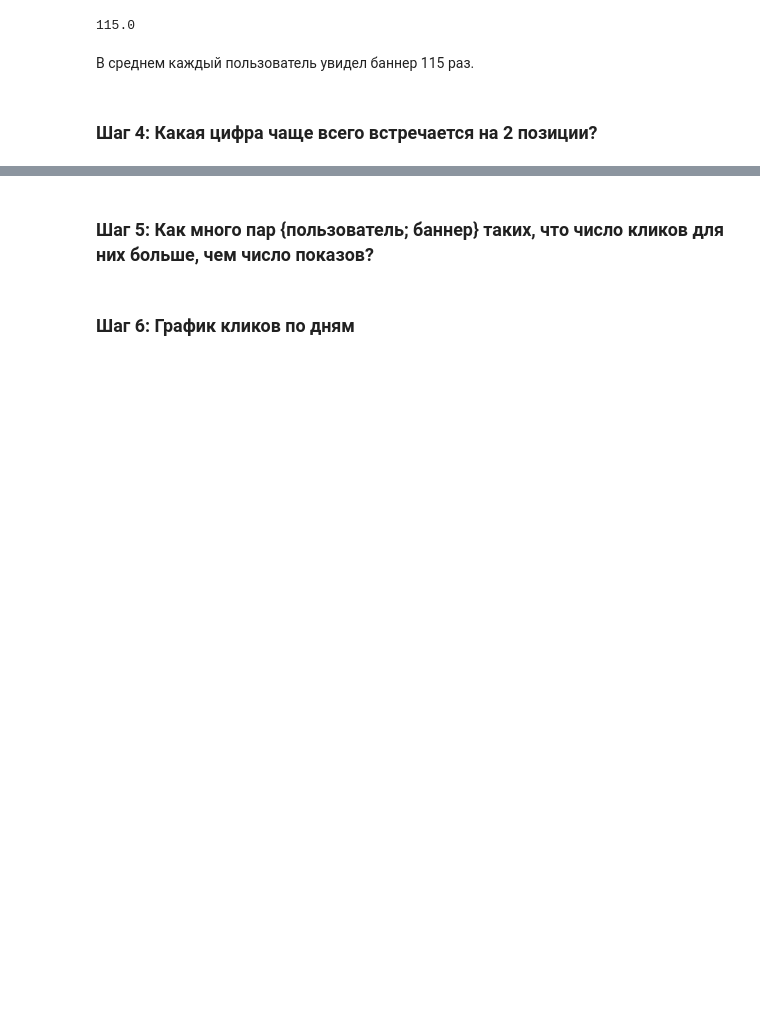
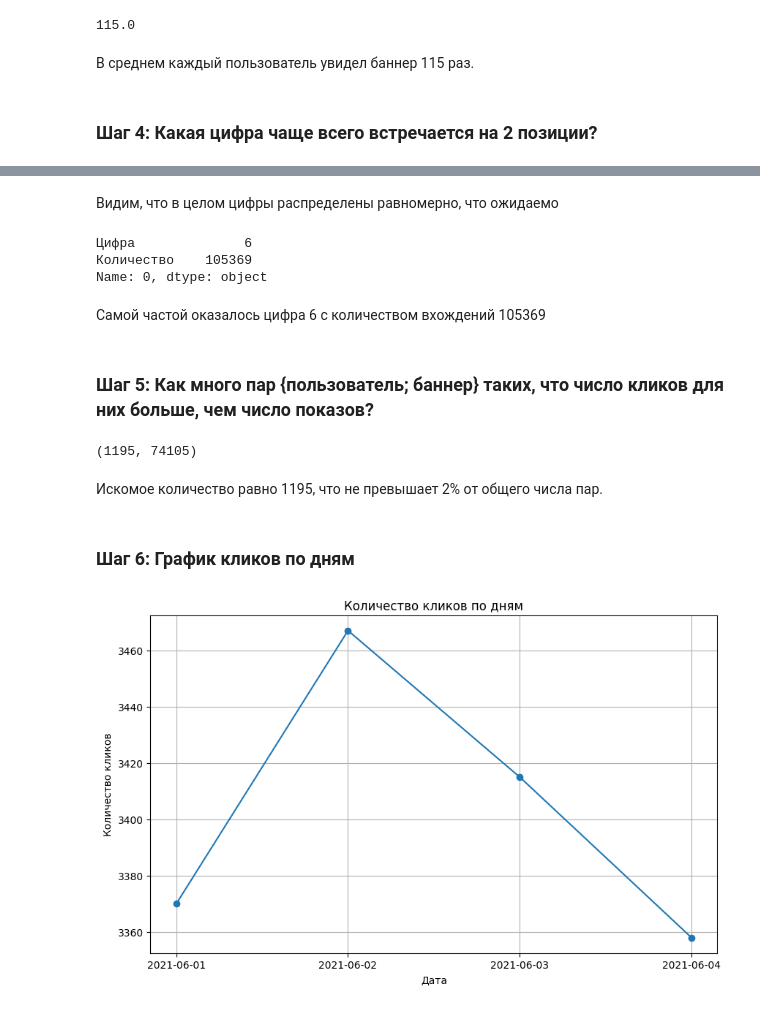
Before and after one commit to KhoruzhevskiiGeorgii/market_task, a Jupyter notebook: task.ipynb, the cells around one changed output, grey strips where cells are left out. Cells and saved outputs as stored; diff of their text form; code cells hidden in the pictures; blank space fills up the shorter version.

```diff
--- a/task.ipynb
+++ b/task.ipynb
@@ -141,4 +162,52 @@ user_impressions.median()
+# %% [markdown]
+Видим, что в целом цифры распределены равномерно, что ожидаемо
+# %%
+#Выведем самую частую цифру и количество её появлений
+digit_counts.loc[digit_counts['Количество'].idxmax()]
+# %% [output]
+Цифра              6
+Количество    105369
+Name: 0, dtype: object
+# %% [markdown]
+Самой частой оказалось цифра 6 с количеством вхождений 105369
 # %% [markdown]
 ### Шаг 5: Как много пар {пользователь; баннер} таких, что число кликов для них больше, чем число показов? <a id='step5'></a>
+# %%
+# Группируем данные по пользователю и баннеру и считаем количество показов и кликов
+user_banner_impressions = impressions.groupby(['uniqid', 'bannerid']).size().reset_index(name='impressions')
+user_banner_clicks = clicks.groupby(['uniqid', 'bannerid']).size().reset_index(name='clicks')
+
+# Объединяем данные по пользователям и баннерам
+user_banner_data = pd.merge(user_banner_impressions, user_banner_clicks, on=['uniqid', 'bannerid'], how='outer').fillna(0)
+
+# Находим случаи, где количество кликов больше или равно количеству показов
+active_user_banner = user_banner_data[user_banner_data['clicks'] > user_banner_data['impressions']]
+
+# Выводим количество таких случаев
+(active_user_banner.shape[0], user_banner_data.shape[0])
+# %% [output]
+(1195, 74105)
+# %% [markdown]
+Искомое количество равно 1195, что не превышает 2% от общего числа пар.
 # %% [markdown]
 ### Шаг 6: График кликов по дням <a id='step6'></a>
+# %%
+# Группируем данные по дате и считаем количество кликов
+clicks_per_day = clicks.groupby('_date').size()
+
+# Построение графика
+plt.figure(figsize=(10, 6))
+plt.plot(clicks_per_day.index, clicks_per_day.values, marker='o')
+
+# Добавляем название графика и подписи осей
+plt.title('Количество кликов по дням')
+plt.xlabel('Дата')
+plt.ylabel('Количество кликов')
+
+# Добавляем сетку
+plt.grid(True)
+
+# Отображаем график
+plt.show()
+# %% [output]
+[figure, added]
```
Also changed, not shown: parts of 1 cell of this notebook.
